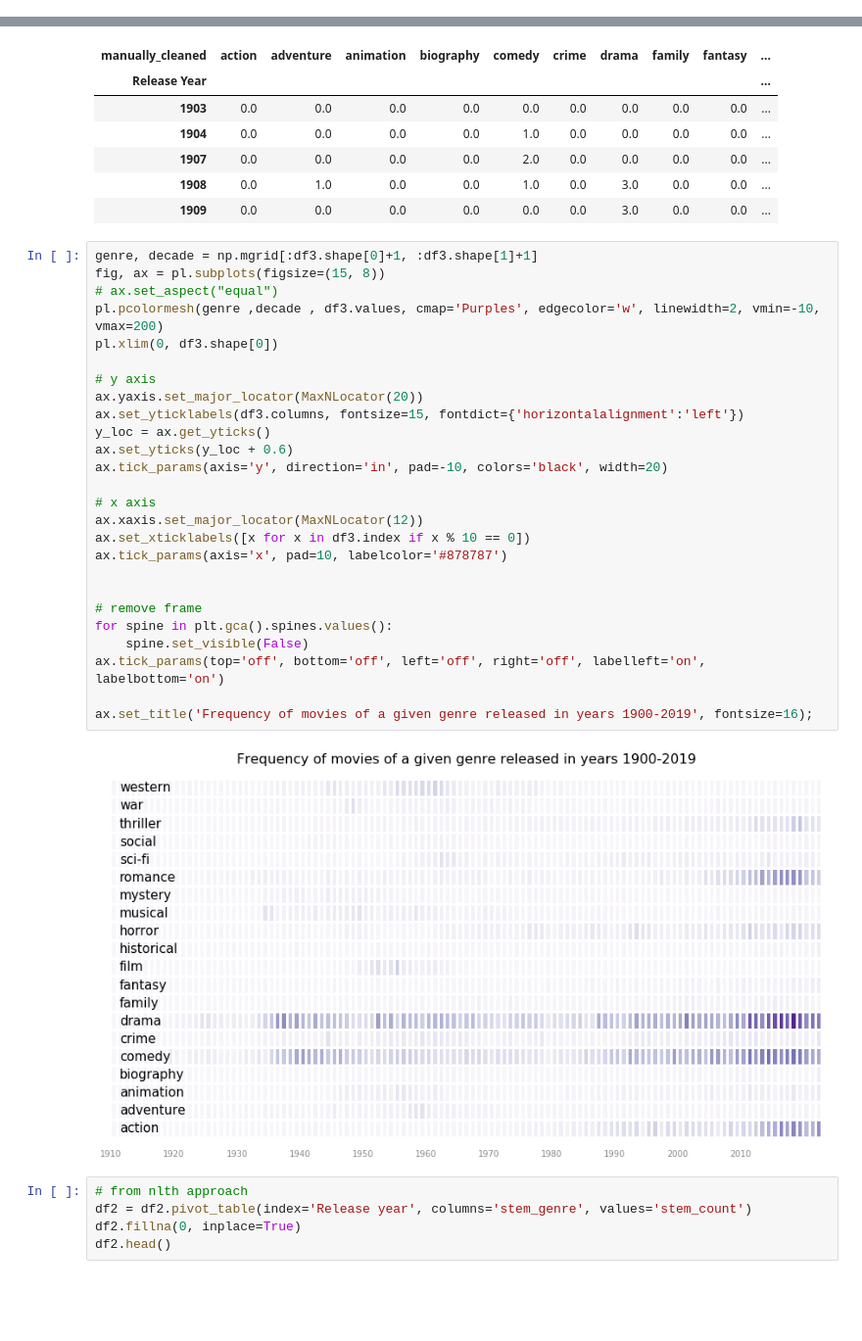
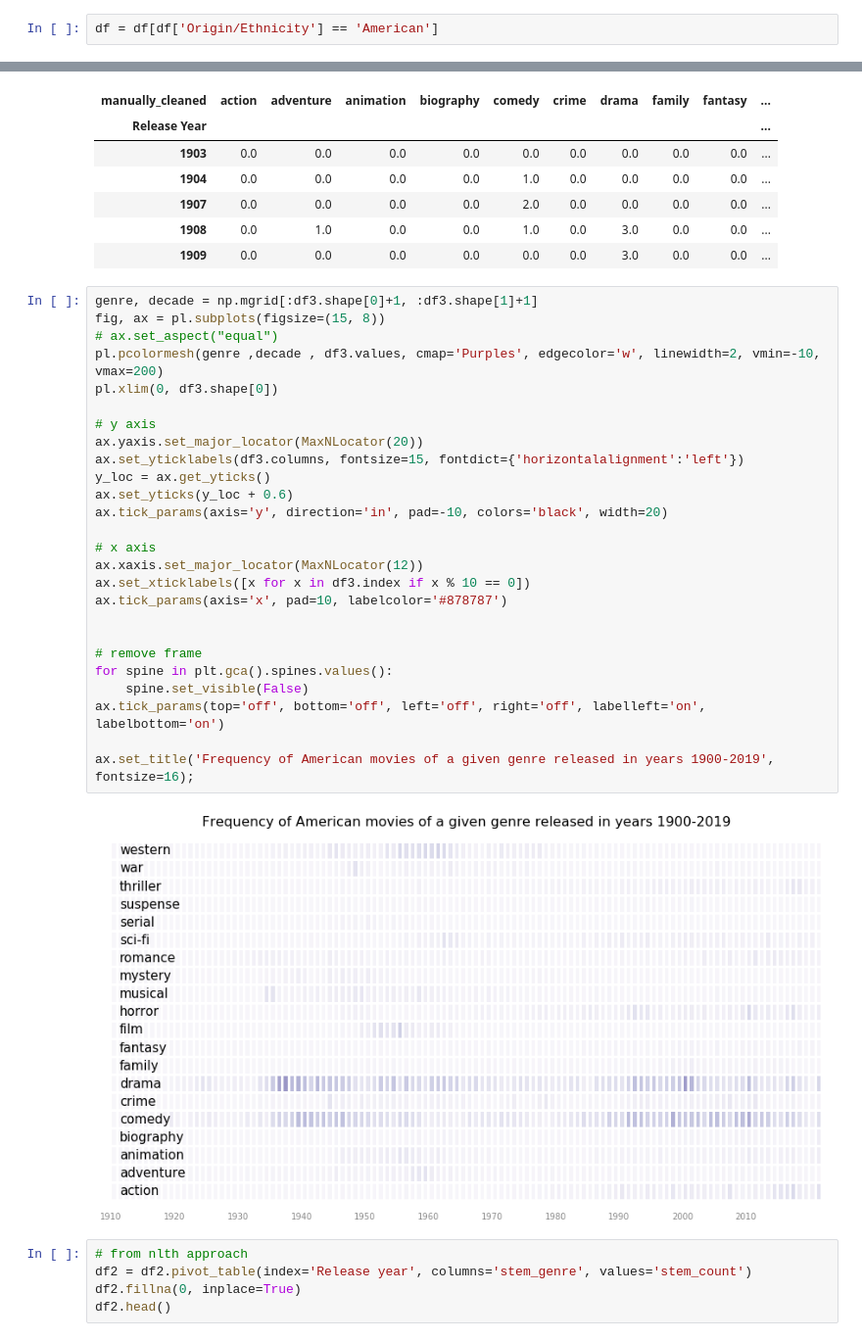
Before and after one commit to dorotamierzwa/ministryofdata, a Jupyter notebook: Movie genres in time.ipynb, the cells around one changed output, grey strips where cells are left out. Shown: that part at 98% size. Drawn from its saved outputs; the diff is of its cells as text; blank space fills up the shorter version.

Commit message:
final plots

```diff
--- a/Movie genres in time.ipynb
+++ b/Movie genres in time.ipynb
@@ -57,3 +70,5 @@ memory usage: 2.1+ MB
+# %%
+df = df[df['Origin/Ethnicity'] == 'American']
 # %% [markdown]
 # Cleaning "Genre" column
 # %%
@@ -361,31 +368,31 @@ df3.head()
 # %%
 genre, decade = np.mgrid[:df3.shape[0]+1, :df3.shape[1]+1]
 fig, ax = pl.subplots(figsize=(15, 8))
 # ax.set_aspect("equal")
 pl.pcolormesh(genre ,decade , df3.values, cmap='Purples', edgecolor='w', linewidth=2, vmin=-10, vmax=200)
 pl.xlim(0, df3.shape[0])
 
 # y axis
 ax.yaxis.set_major_locator(MaxNLocator(20))
 ax.set_yticklabels(df3.columns, fontsize=15, fontdict={'horizontalalignment':'left'})
 y_loc = ax.get_yticks()
 ax.set_yticks(y_loc + 0.6)
 ax.tick_params(axis='y', direction='in', pad=-10, colors='black', width=20)
 
 # x axis
 ax.xaxis.set_major_locator(MaxNLocator(12))
 ax.set_xticklabels([x for x in df3.index if x % 10 == 0])
 ax.tick_params(axis='x', pad=10, labelcolor='#878787')
 
 
 # remove frame
 for spine in plt.gca().spines.values():
     spine.set_visible(False)
 ax.tick_params(top='off', bottom='off', left='off', right='off', labelleft='on', labelbottom='on')
 
-ax.set_title('Frequency of movies of a given genre released in years 1900-2019', fontsize=16);
+ax.set_title('Frequency of American movies of a given genre released in years 1900-2019', fontsize=16);
 # %% [output]
-[figure, old version]
+[figure, new version]
 # %%
 # from nlth approach
 df2 = df2.pivot_table(index='Release year', columns='stem_genre', values='stem_count')
```
Also changed, not shown: parts of 17 cells of this notebook.
